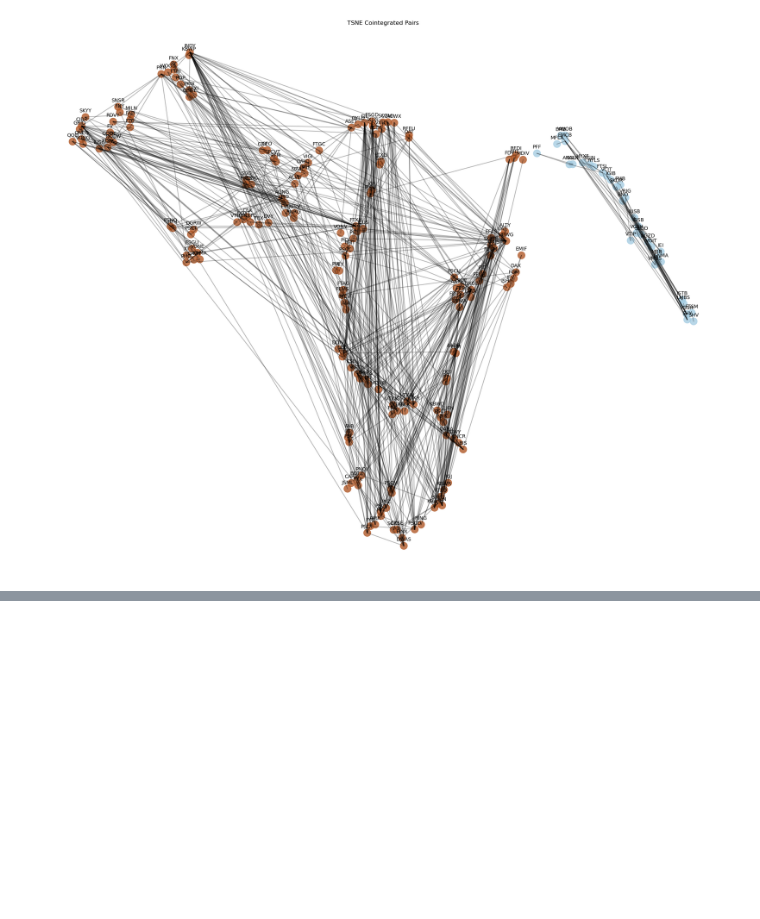
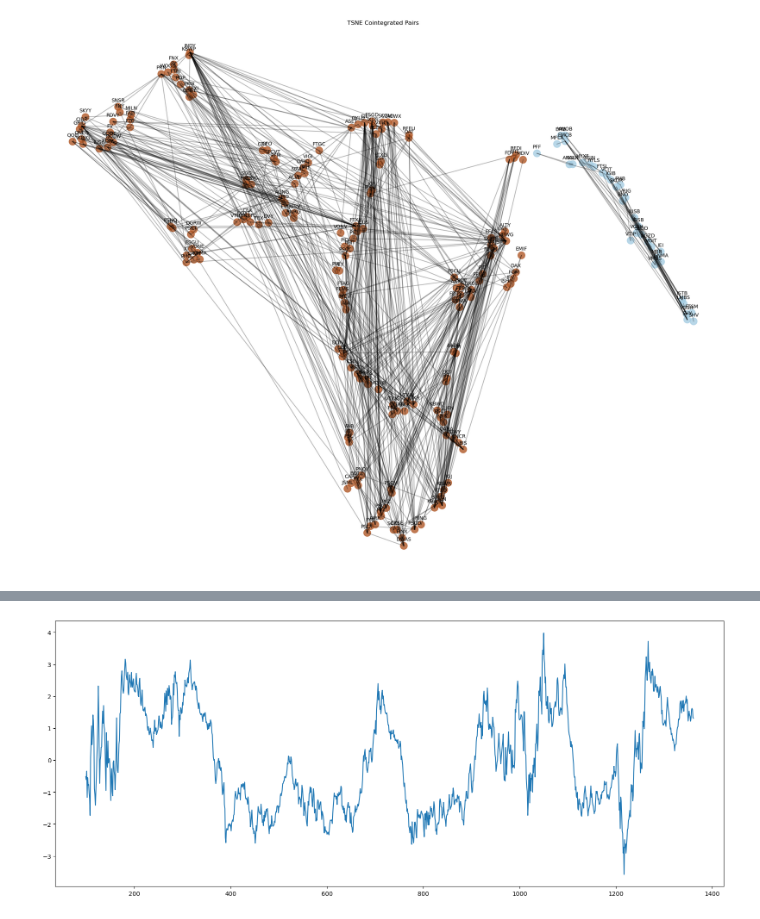
Before and after one commit to 2Rings/Quant_Strategies, a Jupyter notebook: MLTrading/UnsupervisedLearning/KMeansClustering.ipynb, the cells around one changed output, grey strips where cells are left out. Saved outputs shown, nothing was run; the diff lists cells and outputs as text; code cells hidden in the pictures; blank space fills up the shorter version.

```diff
--- a/MLTrading/UnsupervisedLearning/KMeansClustering.ipynb
+++ b/MLTrading/UnsupervisedLearning/KMeansClustering.ipynb
@@ -275,0 +301,13 @@ plt.show()
+# %%
+# Plot the Zscore
+window = 100
+spread_series = pd.Series(spread)
+mean = spread_series.rolling(center=False, window = window).mean()
+std = spread_series.rolling(center=False, window = window).std()
+x = spread_series.rolling(center=False, window=1).mean()
+z_score = (x-mean)/std
+plt.figure(1, figsize=(20, 8))
+plt.plot(z_score)
+plt.show()
+# %% [output]
+[figure, added]
```
Also changed, not shown: parts of 2 cells of this notebook.
